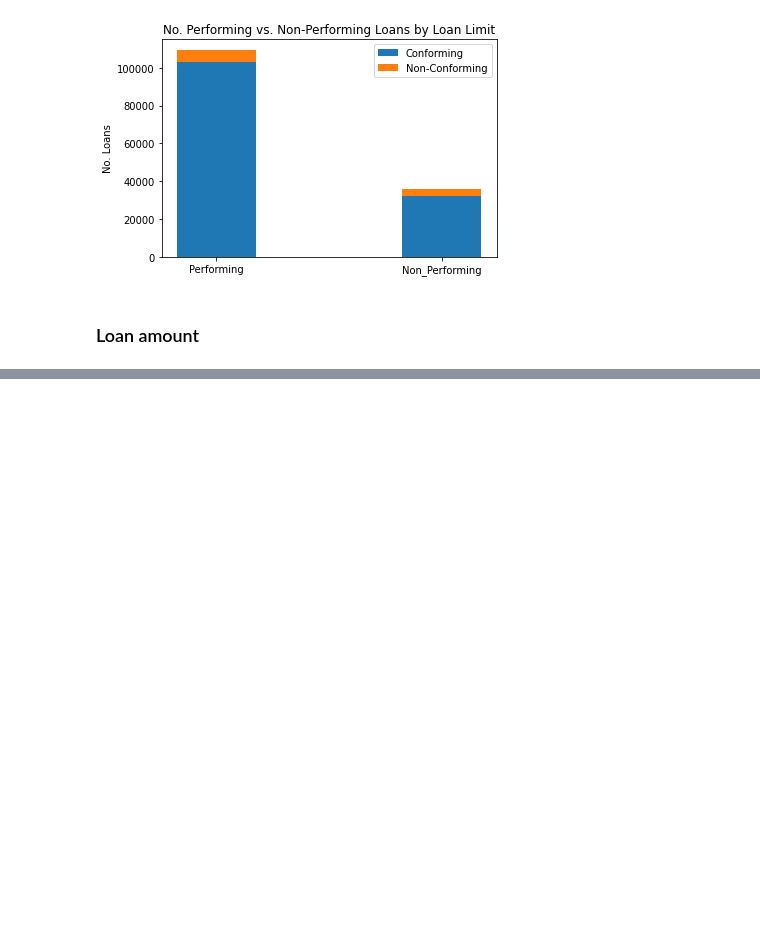
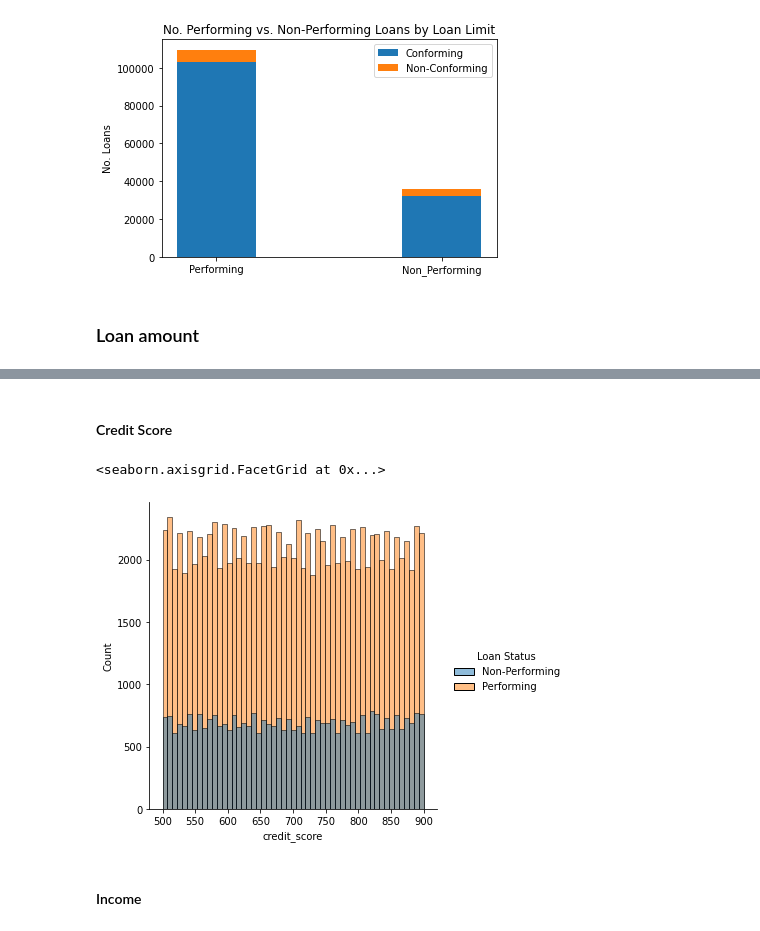
Before and after one commit to bjpayne/mortgage-underwriting-assistant, a Jupyter notebook: report-notebook.ipynb, the cells around one changed output, grey strips where cells are left out. Saved outputs shown, nothing was run; the diff lists cells and outputs as text; code cells hidden in the pictures; blank space fills up the shorter version.

```diff
--- a/report-notebook.ipynb
+++ b/report-notebook.ipynb
@@ -99,0 +62,9 @@ ValueError: x and y must have same first dimension, but have shapes (36639, 1) a
+# %% [markdown]
+#### Credit Score
+# %%
+sns.displot(dataset, x="credit_score", hue="Loan Status")
+# %% [output]
+<seaborn.axisgrid.FacetGrid at 0x...>
+[figure, added]
+# %% [markdown]
+#### Income
```
Also changed, not shown: parts of 7 cells of this notebook, 3 other files.
